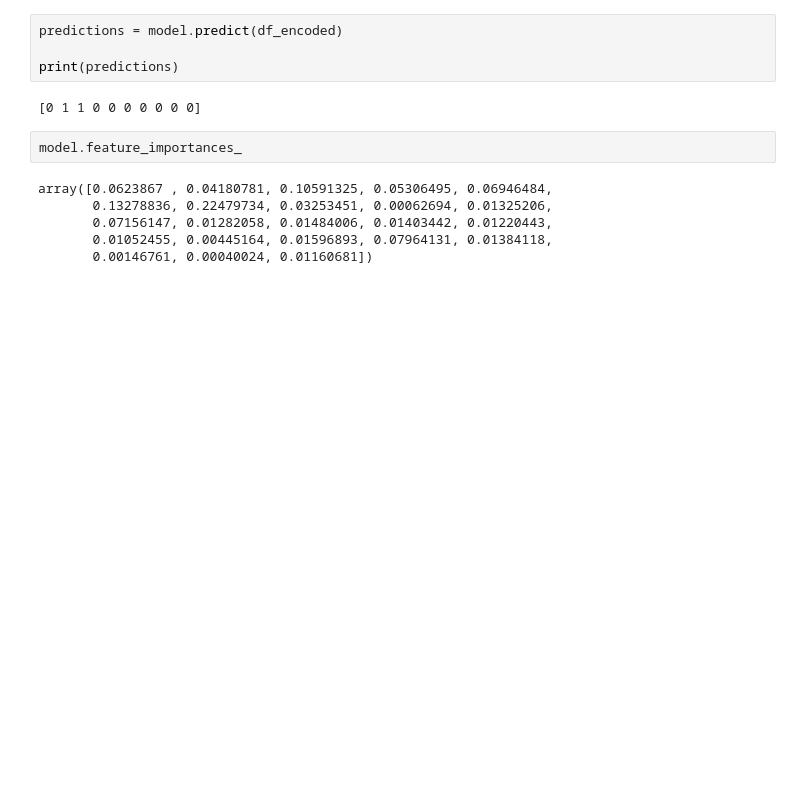
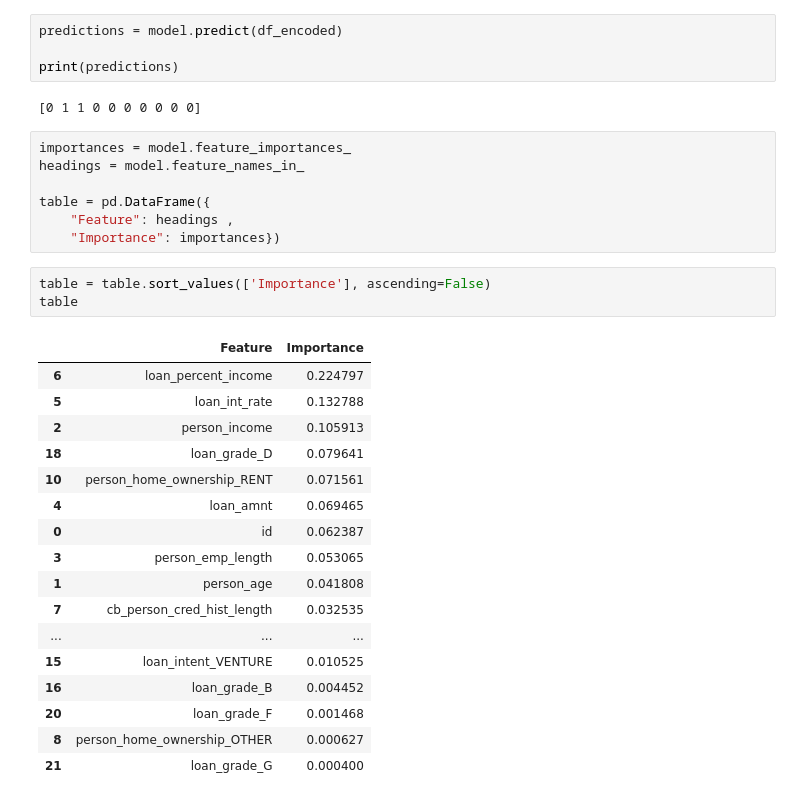
Before and after one commit to Bhargavi0608/Learning_repo, a Jupyter notebook: predictor_2.ipynb, the cells around one changed output. Cells and saved outputs as stored; diff of their text form; blank space fills up the shorter version.

```diff
--- a/predictor_2.ipynb
+++ b/predictor_2.ipynb
@@ -44,10 +45,30 @@ print(predictions)
 # %% [output]
 [0 1 1 0 0 0 0 0 0 0]
 # %%
-model.feature_importances_
+importances = model.feature_importances_
+headings = model.feature_names_in_
+
+table = pd.DataFrame({
+    "Feature": headings ,
+    "Importance": importances})
-# %% [output]
-array([0.0623867 , 0.04180781, 0.10591325, 0.05306495, 0.06946484,
-       0.13278836, 0.22479734, 0.03253451, 0.00062694, 0.01325206,
-       0.07156147, 0.01282058, 0.01484006, 0.01403442, 0.01220443,
-       0.01052455, 0.00445164, 0.01596893, 0.07964131, 0.01384118,
-       0.00146761, 0.00040024, 0.01160681])
+# %%
+table = table.sort_values(['Importance'], ascending=False)
+table
+# %% [output]
+|  | Feature | Importance |
+| 6 | loan_percent_income | 0.224797 |
+| 5 | loan_int_rate | 0.132788 |
+| 2 | person_income | 0.105913 |
+| 18 | loan_grade_D | 0.079641 |
+| 10 | person_home_ownership_RENT | 0.071561 |
+| 4 | loan_amnt | 0.069465 |
+| 0 | id | 0.062387 |
+| 3 | person_emp_length | 0.053065 |
+| 1 | person_age | 0.041808 |
+| 7 | cb_person_cred_hist_length | 0.032535 |
+| ... | ... | ... |
+| 15 | loan_intent_VENTURE | 0.010525 |
+| 16 | loan_grade_B | 0.004452 |
+| 20 | loan_grade_F | 0.001468 |
+| 8 | person_home_ownership_OTHER | 0.000627 |
+| 21 | loan_grade_G | 0.000400 |
```
Also changed, not shown: parts of 3 cells of this notebook, 9 other files.
